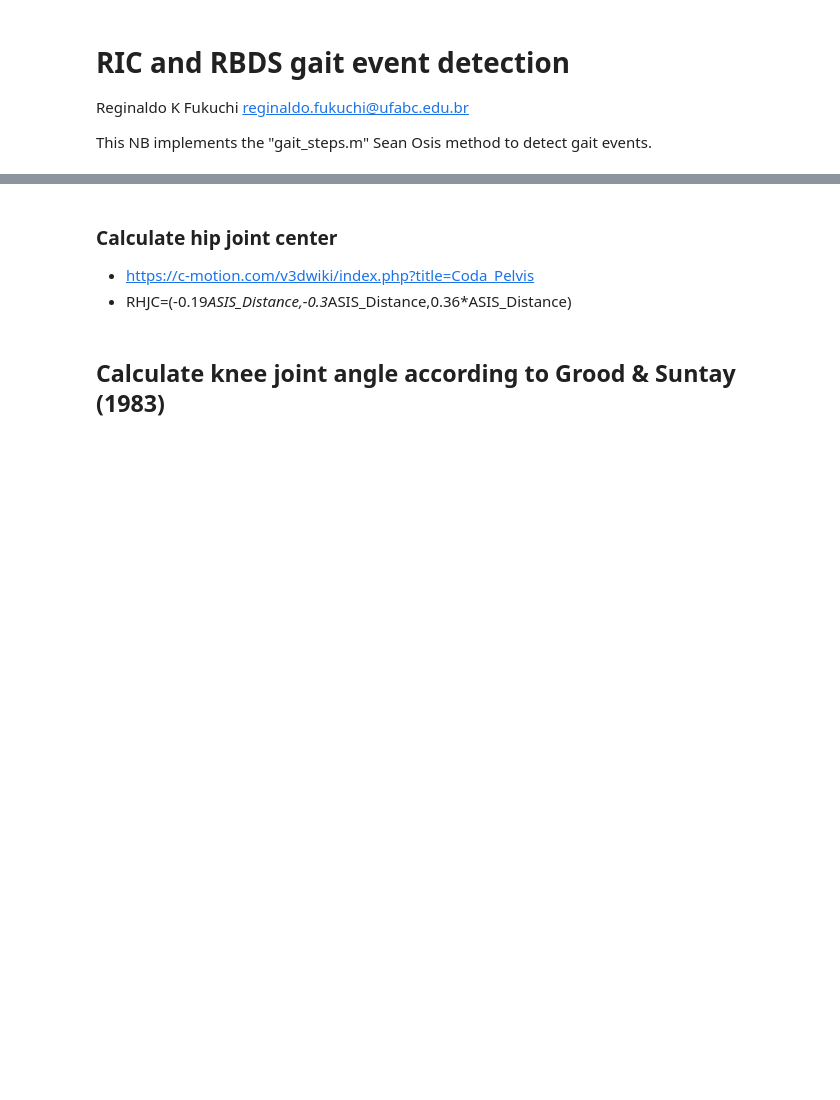
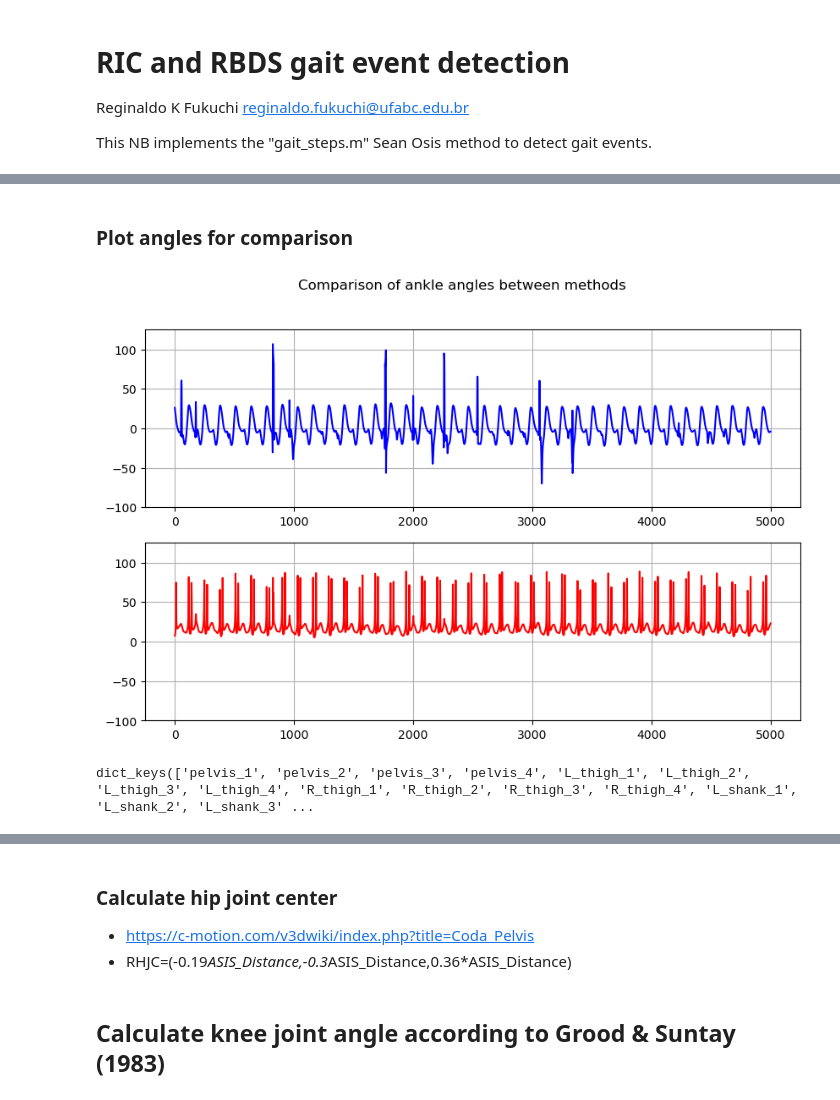
Before and after one commit to regifukuchi/BMC-RIC-running-biomechanics, a Jupyter notebook: notebooks/RIC_RBDS_gait_events_detection.ipynb, the cells around one changed output, grey strips where cells are left out. Drawn from its saved outputs; the diff is of its cells as text; code cells hidden in the pictures; blank space fills up the shorter version.

```diff
--- a/notebooks/RIC_RBDS_gait_events_detection.ipynb
+++ b/notebooks/RIC_RBDS_gait_events_detection.ipynb
@@ -32,0 +80,3 @@ print('Running trial filename: ' + fname_out_R)
+# %%
+figshare_dir = r'C:\Users\Reginaldo\OneDrive - University of Calgary\data\Figshare_SciData\new_unzip'
+data_dir = r'../data'
@@ -32,0 +86,7 @@ print('Running trial filename: ' + fname_out_R)
+# %%
+# Import mat file of joint angles calculated using gait_kinematics.m function
+fn_mat_r = os.path.join(figshare_dir,'201225','20140515T133244_r.mat')
+mat2dict_r = loadmat(fn_mat_r)
+# Right ankle angle
+r_ankle_ang_sean = np.array(mat2dict_r['r_angles']['R_ankle'])
+r_ankle_ang_sean.shape
@@ -32,0 +95,4 @@ print('Running trial filename: ' + fname_out_R)
+# %%
+# Import angles calculated by RIC_RBDS_study.ipynb
+r_ankle_ang_regi = pd.read_csv(os.path.join(data_dir, 'ankle_ang.csv'), sep='\t')
+r_ankle_ang_regi.head()
@@ -32,0 +106,14 @@ print('Running trial filename: ' + fname_out_R)
+# %% [markdown]
+### Plot angles for comparison
+# %%
+fig, axs = plt.subplots(2, figsize=(10,6))
+fig.suptitle('Comparison of ankle angles between methods')
+axs[0].plot(r_ankle_ang_sean[:,2], 'b', label='Sean')
+axs[0].set_ylim([-100,125])
+axs[0].grid('on')
+axs[1].plot(r_ankle_ang_regi.values[:,2], 'r', label='Regi')
+axs[1].set_ylim([-100,125])
+axs[1].grid('on')
+plt.show()
+# %% [output]
+[figure, added]
@@ -32,0 +127,4 @@ print('Running trial filename: ' + fname_out_R)
+# %%
+data_RIC['running'].keys()
+# %% [output]
+dict_keys(['pelvis_1', 'pelvis_2', 'pelvis_3', 'pelvis_4', 'L_thigh_1', 'L_thigh_2', 'L_thigh_3', 'L_thigh_4', 'R_thigh_1', 'R_thigh_2', 'R_thigh_3', 'R_thigh_4', 'L_shank_1', 'L_shank_2', 'L_shank_3' ...
```
Also changed, not shown: parts of 31 cells of this notebook, 11 other files.
